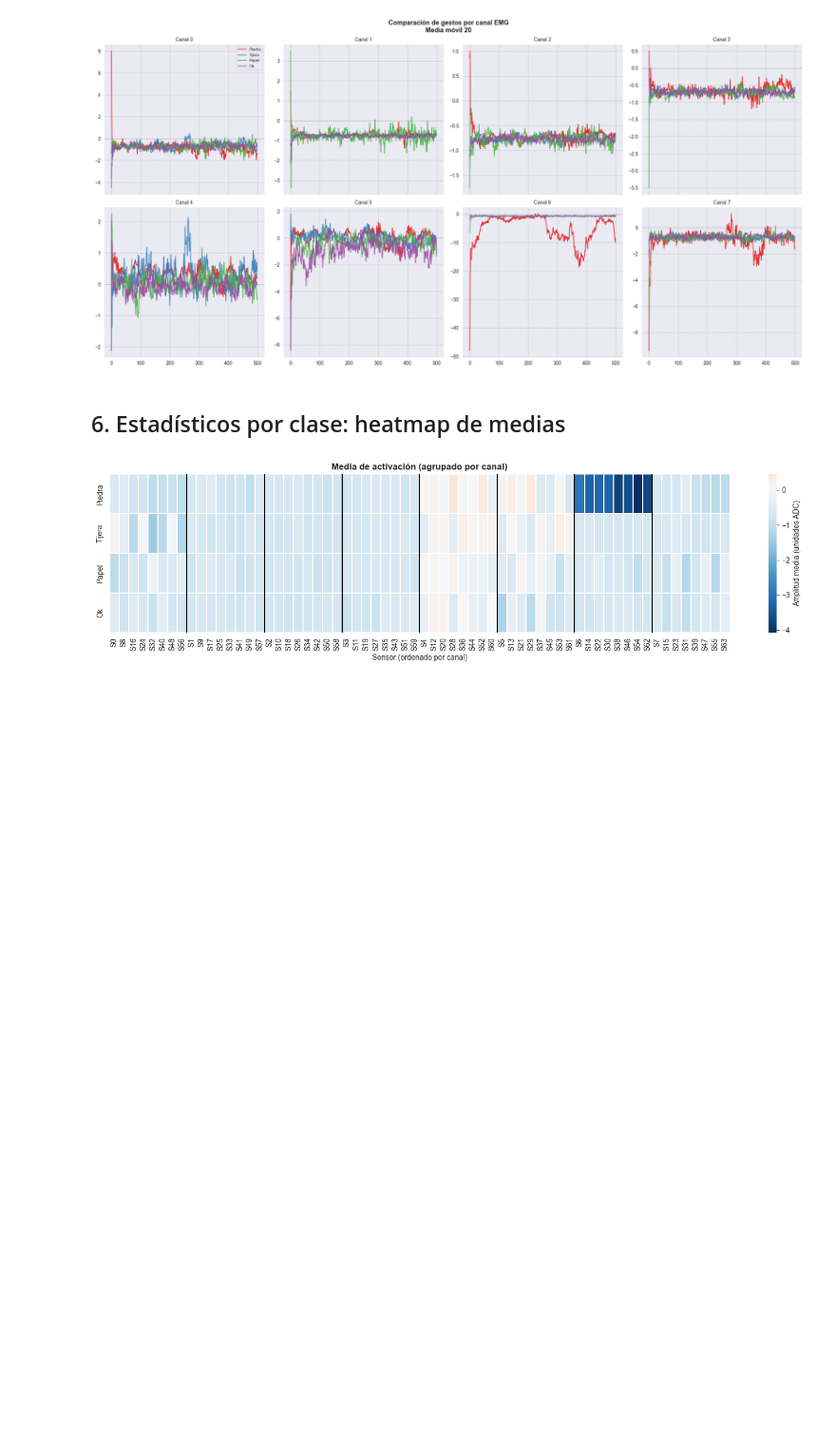
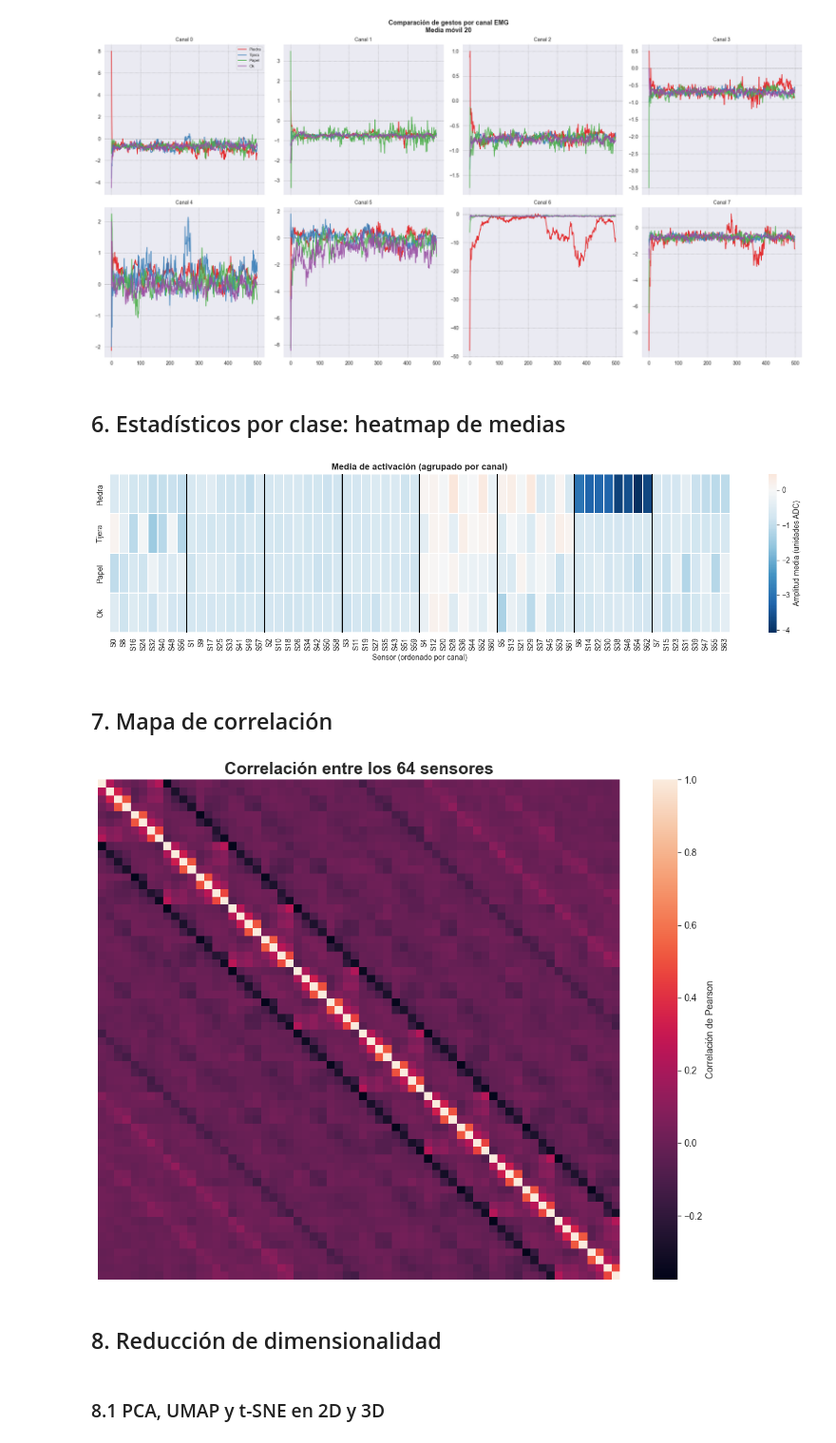
Before and after one commit to jfpm10-ua/Proyecto-AA-EMG_sensors, a Jupyter notebook: eda.ipynb, the cells around one changed output. Shown at 95% size. Cells and saved outputs as stored; diff of their text form; code cells hidden in the pictures; blank space fills up the shorter version.

```diff
--- a/eda.ipynb
+++ b/eda.ipynb
@@ -193,3 +193,27 @@ plt.savefig('plots/04_heatmap_medias.png', dpi=300, bbox_inches='tight')
 plt.show() if VER_PLOTS else plt.close()
 # %% [output]
 [figure]
+# %% [markdown]
+## 7. Mapa de correlación
+# %%
+correlacion = X.corr()
+
+plt.figure(figsize=(10,8))
+plt.title('Correlación entre los 64 sensores', fontsize=18, fontweight='bold')
+sns.heatmap(
+    correlacion,
+    # center=0,
+    linewidths=0,
+    cbar_kws={'label': 'Correlación de Pearson'},
+    xticklabels=False,
+    yticklabels=False
+)
+
+
+plt.tight_layout()
+plt.savefig('plots/05_correlacion.png', dpi=300, bbox_inches='tight')
+plt.show() if VER_PLOTS else plt.close()
+# %% [output]
+[figure, added]
+# %% [markdown]
+## 8. Reducción de dimensionalidad
@@ -195,0 +226,2 @@ plt.show() if VER_PLOTS else plt.close()
+# %% [markdown]
+### 8.1 PCA, UMAP y t-SNE en 2D y 3D
```
Also changed, not shown: parts of 8 cells of this notebook, 8 other files.
